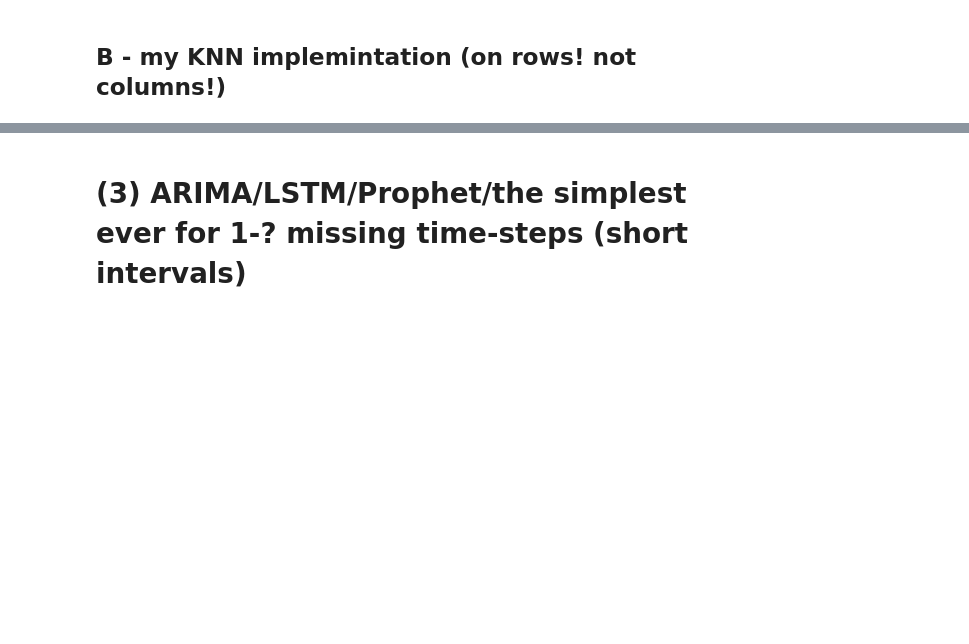
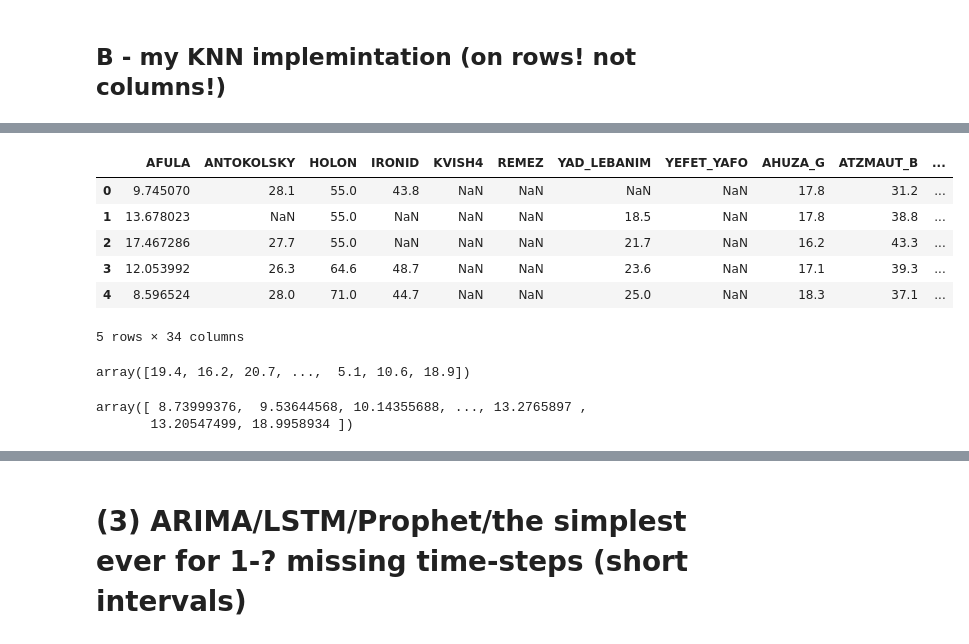
Before and after one commit to iditbela2/Broday_notebooks, a Jupyter notebook: data_imputation_all_methods.ipynb, the cells around one changed output, grey strips where cells are left out. Drawn from its saved outputs; the diff is of its cells as text; code cells hidden in the pictures; blank space fills up the shorter version.

```diff
--- a/data_imputation_all_methods.ipynb
+++ b/data_imputation_all_methods.ipynb
@@ -425,0 +631,10 @@ array([75775, 74296, 74298, ..., 89731, 88788, 79027])
+# %%
+imputed_df.head()
+# %% [output]
+|  | AFULA | ANTOKOLSKY | HOLON | IRONID | KVISH4 | REMEZ | YAD_LEBANIM | YEFET_YAFO | AHUZA_G | ATZMAUT_B | ... |
+| 0 | 9.745070 | 28.1 | 55.0 | 43.8 | NaN | NaN | NaN | NaN | 17.8 | 31.2 | ... |
+| 1 | 13.678023 | NaN | 55.0 | NaN | NaN | NaN | 18.5 | NaN | 17.8 | 38.8 | ... |
+| 2 | 17.467286 | 27.7 | 55.0 | NaN | NaN | NaN | 21.7 | NaN | 16.2 | 43.3 | ... |
+| 3 | 12.053992 | 26.3 | 64.6 | 48.7 | NaN | NaN | 23.6 | NaN | 17.1 | 39.3 | ... |
+| 4 | 8.596524 | 28.0 | 71.0 | 44.7 | NaN | NaN | 25.0 | NaN | 18.3 | 37.1 | ... |
+5 rows × 34 columns
@@ -425,0 +646,9 @@ array([75775, 74296, 74298, ..., 89731, 88788, 79027])
+# %%
+y_train
+# %% [output]
+array([19.4, 16.2, 20.7, ...,  5.1, 10.6, 18.9])
+# %%
+y_pred
+# %% [output]
+array([ 8.73999376,  9.53644568, 10.14355688, ..., 13.2765897 ,
+       13.20547499, 18.9958934 ])
```
Also changed, not shown: parts of 32 cells of this notebook.
